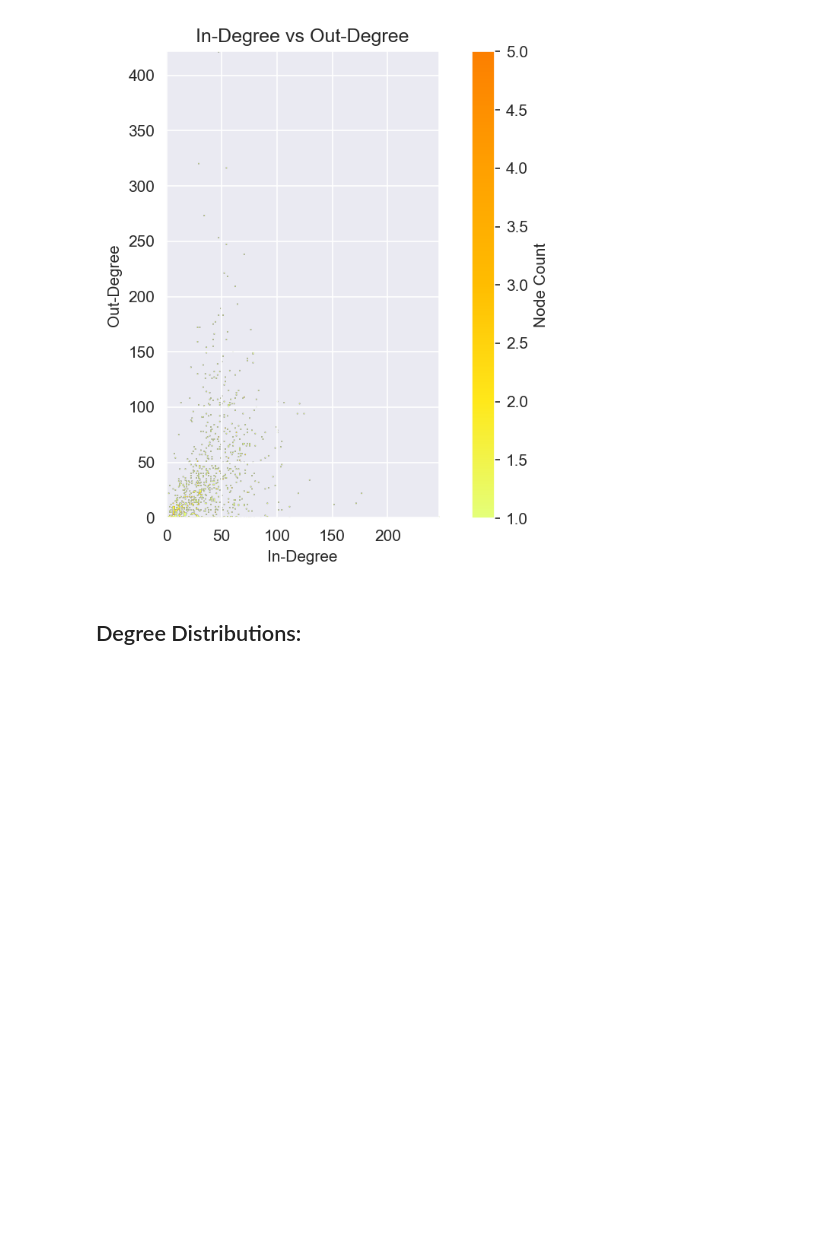
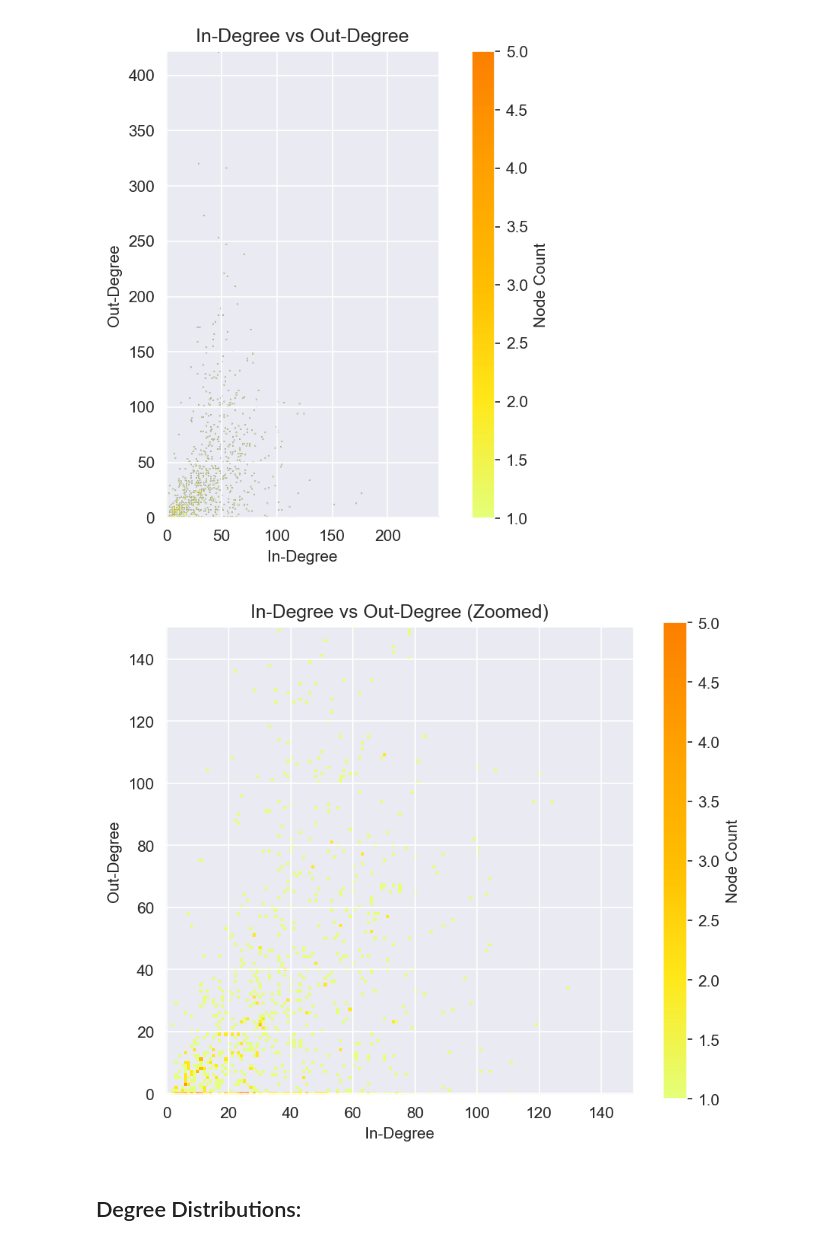
Before and after one commit to hoboldi/Social-Graphs-and-Interactions, a Jupyter notebook: Project/Analysis/Project_Notebook.ipynb, the cells around one changed output. Cells and saved outputs as stored; diff of their text form; code cells hidden in the pictures; blank space fills up the shorter version.

Commit message:
added zoomed heatmap

```diff
--- a/Project/Analysis/Project_Notebook.ipynb
+++ b/Project/Analysis/Project_Notebook.ipynb
@@ -1361,6 +1361,32 @@ plt.tight_layout()
 plt.show()
 # %% [output]
 [figure]
+# %%
+# Zoomed-in heatmap: Lower-left quadrant (dense region)
+fig, ax = plt.subplots(figsize=(6, 5), dpi=150)
+
+in_deg = dict(G.in_degree())
+out_deg = dict(G.out_degree())
+nodes = list(G.nodes())
+
+x = np.array([in_deg[n] for n in nodes])
+y = np.array([out_deg[n] for n in nodes])
+
+zoom_max = 150
+bins = (np.arange(zoom_max + 2) - 0.5, np.arange(zoom_max + 2) - 0.5)
+heatmap, xedges, yedges = np.histogram2d(x, y, bins=bins)
+extent = [xedges[0], xedges[-1], yedges[0], yedges[-1]]
+
+H = np.ma.masked_equal(heatmap.T, 0)
+plt.imshow(H, extent=extent, origin='lower', cmap='Wistia')
+plt.xlabel("In-Degree")
+plt.ylabel("Out-Degree")
+plt.title("In-Degree vs Out-Degree (Zoomed)")
+plt.colorbar(label="Node Count")
+plt.tight_layout()
+plt.show()
+# %% [output]
+[figure, added]
 # %% [markdown]
 ## Degree Distributions:
 # %%
```
